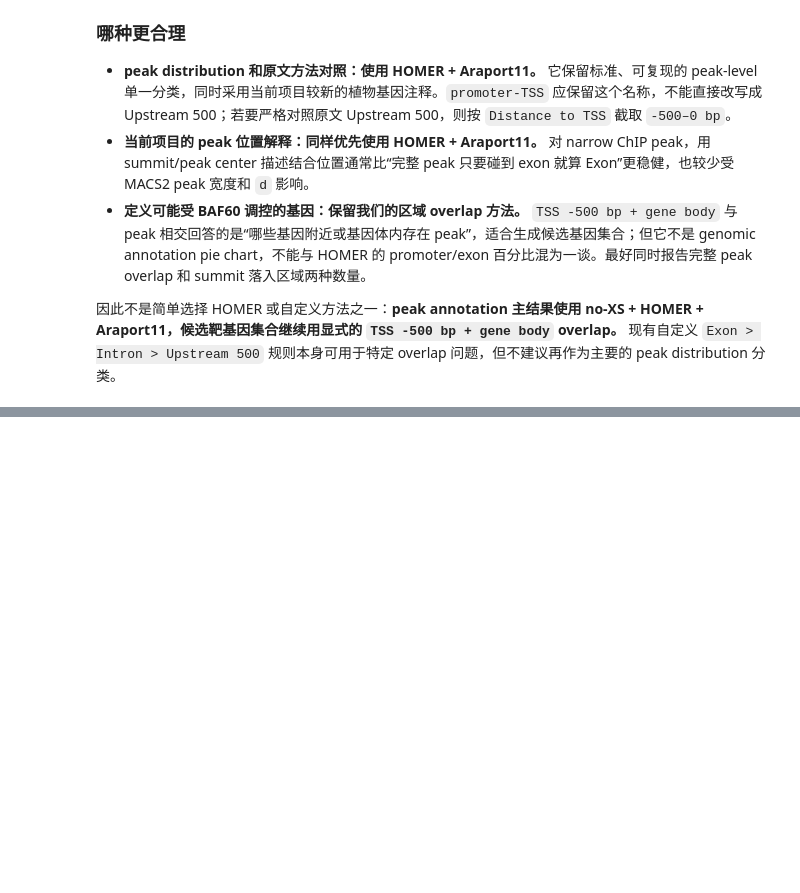
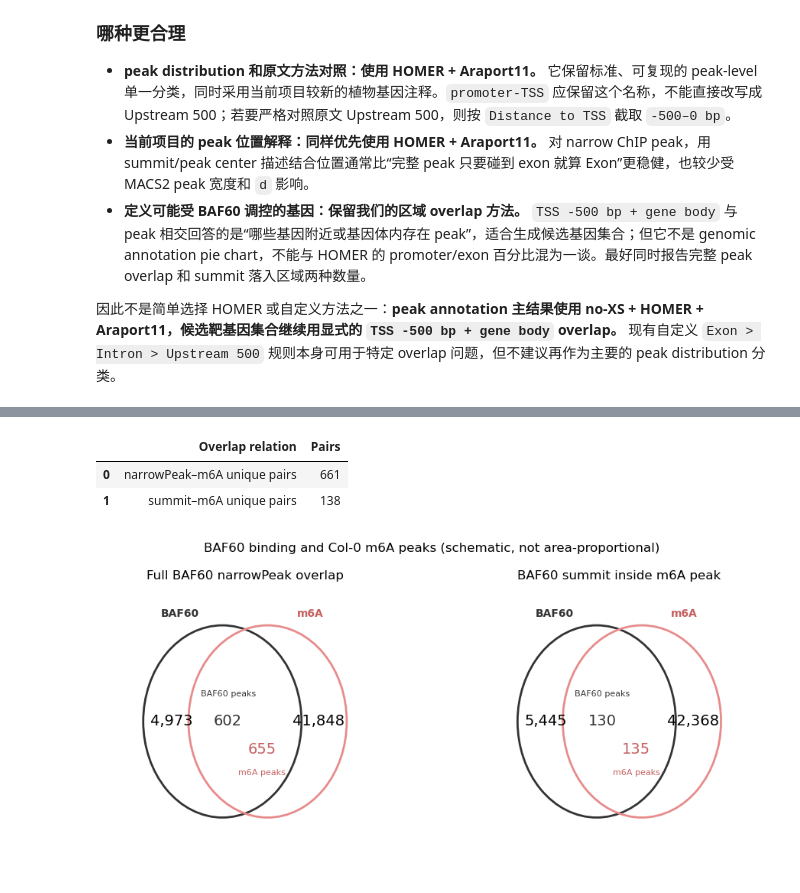
Before and after one commit to pengyfCR7/BAF60_ChIPseq_downstream_analyse_notebooks, a Jupyter notebook: inspect_BAF60_matrix.ipynb, the cells around one changed output, grey strips where cells are left out. Saved outputs shown, nothing was run; the diff lists cells and outputs as text; code cells hidden in the pictures; blank space fills up the shorter version.

```diff
--- a/inspect_BAF60_matrix.ipynb
+++ b/inspect_BAF60_matrix.ipynb
@@ -997,0 +1078,73 @@ plt.tight_layout()
+# %%
+m6a_peak_file = Path('/data1/home/zhangzhhui03/workspace/projects/m6A_splicing/jipb24/data/m6A_peak_fastp_Araport11_current_unique_default/exomePeak2/peak_by_group/Col_0/peaks.csv')
+m6a_peaks = pd.read_csv(m6a_peak_file)
+m6a_peaks = m6a_peaks[m6a_peaks['chr'].isin(nuclear_chroms)].reset_index(drop=True)
+m6a_peaks['m6a_id'] = np.arange(len(m6a_peaks))
+
+m6a_block_rows = []
+for row in m6a_peaks[['m6a_id', 'chr', 'chromStart', 'blockSizes', 'blockStarts']].itertuples(index=False):
+    sizes = [int(x) for x in str(row.blockSizes).split(',') if x]
+    offsets = [int(x) for x in str(row.blockStarts).split(',') if x]
+    for size, offset in zip(sizes, offsets):
+        start = int(row.chromStart) + offset
+        m6a_block_rows.append([row.chr, start, start + size, row.m6a_id])
+m6a_blocks = pd.DataFrame(m6a_block_rows, columns=['chrom', 'start', 'end', 'm6a_id'])
+
+def bidirectional_interval_overlap(query, reference_blocks, reference_count):
+    query_hit = np.zeros(len(query), dtype=bool)
+    reference_hit = np.zeros(reference_count, dtype=bool)
+    pairs = set()
+    for chrom, query_group in query.groupby('chrom'):
+        reference = reference_blocks[reference_blocks['chrom'] == chrom].sort_values('start')
+        starts = reference['start'].to_numpy()
+        ends = reference['end'].to_numpy()
+        ids = reference['m6a_id'].to_numpy()
+        for row in query_group.itertuples():
+            stop = np.searchsorted(starts, row.end)
+            overlap = ends[:stop] > row.start
+            if overlap.any():
+                hit_ids = np.unique(ids[:stop][overlap])
+                query_hit[row.Index] = True
+                reference_hit[hit_ids] = True
+                pairs.update((row.Index, int(m6a_id)) for m6a_id in hit_ids)
+    return query_hit, reference_hit, pairs
+
+baf60_m6a_hit, m6a_baf60_hit, peak_m6a_pairs = bidirectional_interval_overlap(
+    baf60_nuclear, m6a_blocks, len(m6a_peaks))
+summit_m6a_hit, m6a_summit_hit, summit_m6a_pairs = bidirectional_interval_overlap(
+    baf60_summits_nuclear, m6a_blocks, len(m6a_peaks))
+overlap_summary = pd.DataFrame([
+    ['BAF60 narrowPeaks', len(baf60_nuclear), int(baf60_m6a_hit.sum()), baf60_m6a_hit.mean() * 100],
+    ['m6A peaks hit by narrowPeak', len(m6a_peaks), int(m6a_baf60_hit.sum()), m6a_baf60_hit.mean() * 100],
+    ['BAF60 summits', len(baf60_summits_nuclear), int(summit_m6a_hit.sum()), summit_m6a_hit.mean() * 100],
+    ['m6A peaks containing summit', len(m6a_peaks), int(m6a_summit_hit.sum()), m6a_summit_hit.mean() * 100],
+], columns=['Element', 'Total', 'Overlapping the other dataset', 'Overlap (%)'])
+display(overlap_summary.round(2))
+display(pd.DataFrame({'Overlap relation': ['narrowPeak–m6A unique pairs', 'summit–m6A unique pairs'],
+                      'Pairs': [len(peak_m6a_pairs), len(summit_m6a_pairs)]}))
+
+from matplotlib.patches import Ellipse
+
+def draw_asymmetric_overlap(ax, left_total, left_hit, right_total, right_hit, title):
+    ax.add_patch(Ellipse((0.42, 0.52), 0.56, 0.68, fill=False, lw=2, edgecolor='#333333'))
+    ax.add_patch(Ellipse((0.58, 0.52), 0.56, 0.68, fill=False, lw=2, edgecolor='#E78B8B'))
+    ax.text(0.24, 0.52, f'{left_total - left_hit:,}', ha='center', va='center', fontsize=14)
+    ax.text(0.44, 0.52, f'{left_hit:,}', ha='center', va='center', fontsize=14, color='#333333')
+    ax.text(0.56, 0.42, f'{right_hit:,}', ha='center', va='center', fontsize=14, color='#C65F5F')
+    ax.text(0.76, 0.52, f'{right_total - right_hit:,}', ha='center', va='center', fontsize=14)
+    ax.text(0.27, 0.89, 'BAF60', ha='center', fontweight='bold', color='#333333')
+    ax.text(0.73, 0.89, 'm6A', ha='center', fontweight='bold', color='#C65F5F')
+    ax.text(0.44, 0.61, 'BAF60 peaks', ha='center', fontsize=8, color='#333333')
+    ax.text(0.56, 0.33, 'm6A peaks', ha='center', fontsize=8, color='#C65F5F')
+    ax.set(xlim=(0, 1), ylim=(0, 1), title=title)
+    ax.set_aspect('equal')
+    ax.axis('off')
+
+fig, axes = plt.subplots(1, 2, figsize=(10, 4.5))
+draw_asymmetric_overlap(axes[0], len(baf60_nuclear), int(baf60_m6a_hit.sum()),
+                        len(m6a_peaks), int(m6a_baf60_hit.sum()), 'Full BAF60 narrowPeak overlap')
+draw_asymmetric_overlap(axes[1], len(baf60_summits_nuclear), int(summit_m6a_hit.sum()),
+                        len(m6a_peaks), int(m6a_summit_hit.sum()), 'BAF60 summit inside m6A peak')
+fig.suptitle('BAF60 binding and Col-0 m6A peaks (schematic, not area-proportional)')
+plt.tight_layout()
+# %% [output]
@@ -997,0 +1156,4 @@ plt.tight_layout()
+|  | Overlap relation | Pairs |
+| 0 | narrowPeak–m6A unique pairs | 661 |
+| 1 | summit–m6A unique pairs | 138 |
+[figure, added]
```
Also changed, not shown: parts of 6 cells of this notebook.
